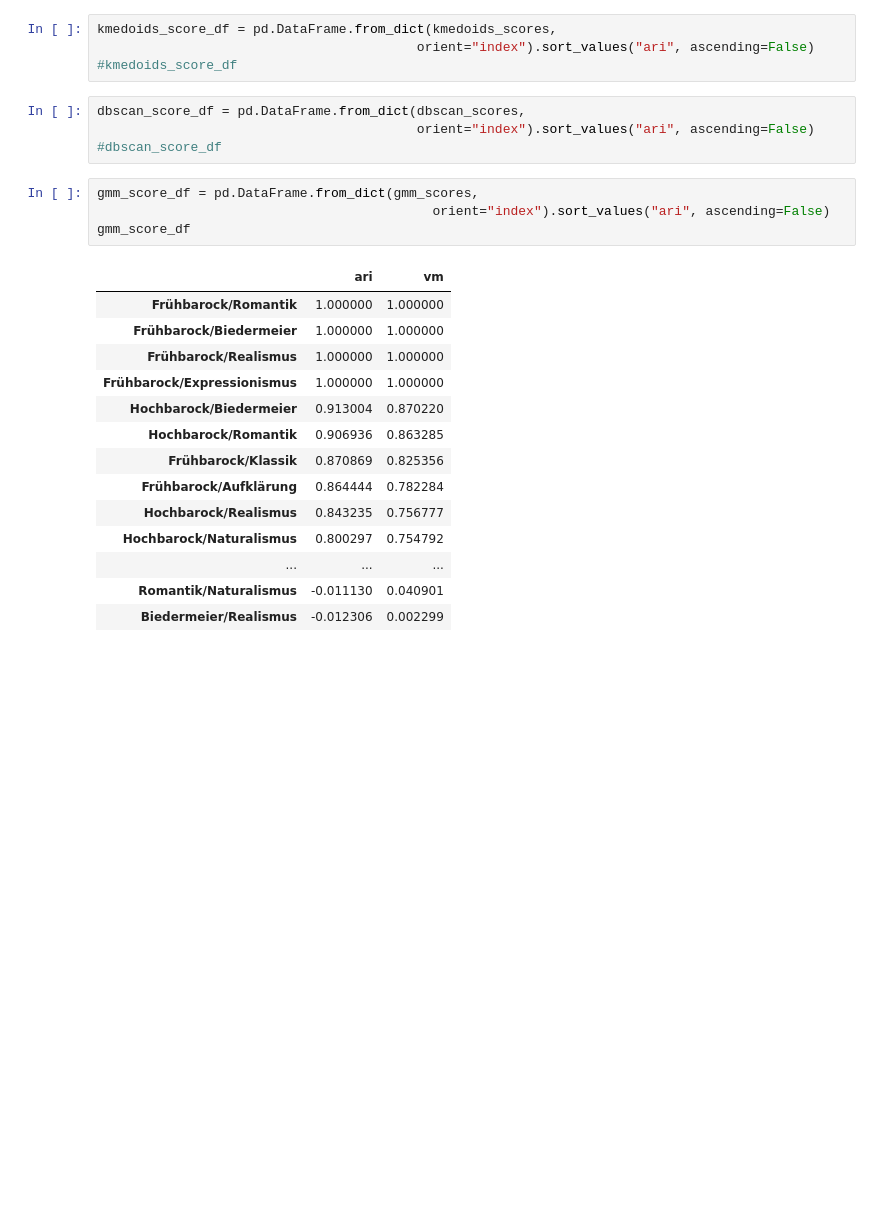
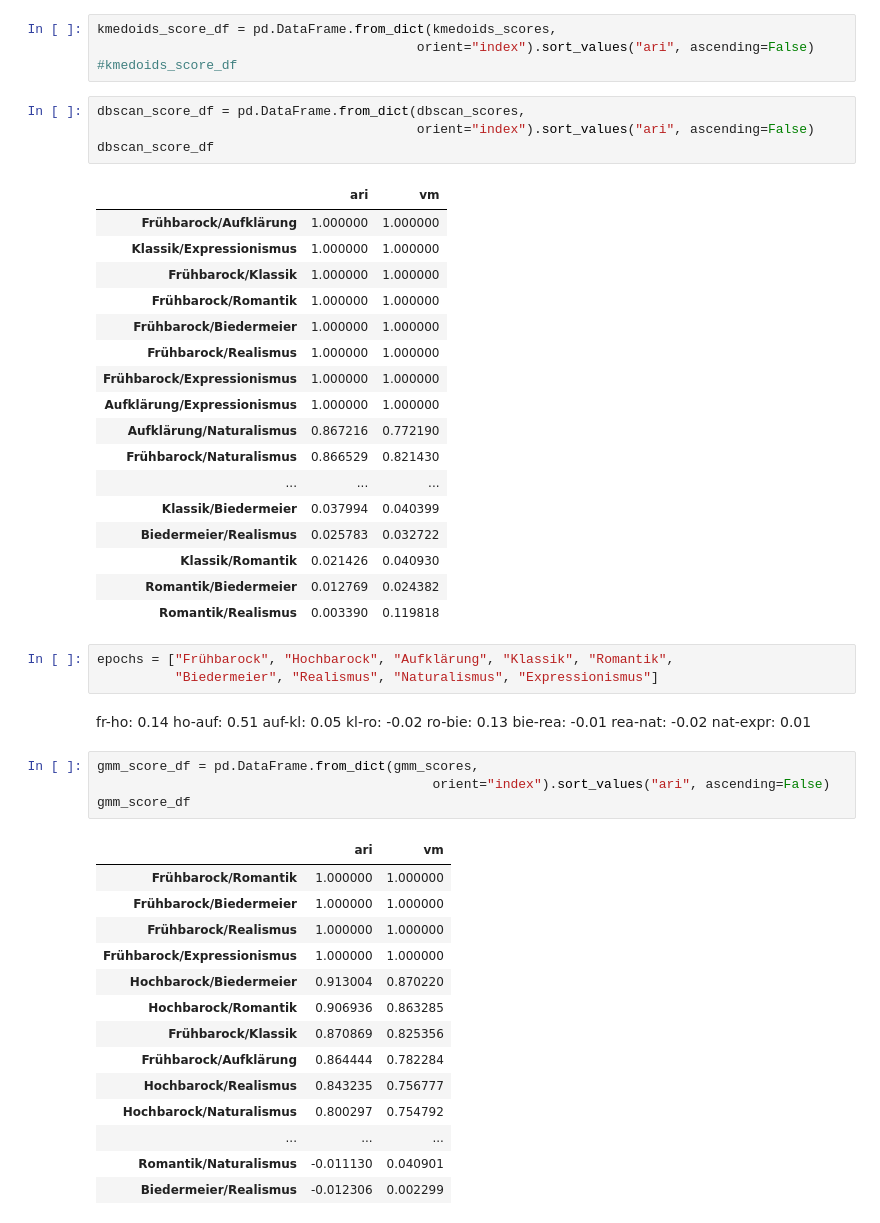
Before and after one commit to realjanpaulus/clusterpoems, a Jupyter notebook: app/evaluation.ipynb, the cells around one changed output. Drawn from its saved outputs; the diff is of its cells as text; blank space fills up the shorter version.

```diff
--- a/app/evaluation.ipynb
+++ b/app/evaluation.ipynb
@@ -80,7 +104,37 @@ kmedoids_score_df = pd.DataFrame.from_dict(kmedoids_scores,
 # %%
 dbscan_score_df = pd.DataFrame.from_dict(dbscan_scores,
                                          orient="index").sort_values("ari", ascending=False)
-#dbscan_score_df
+dbscan_score_df
+# %% [output]
+|  | ari | vm |
+| Frühbarock/Aufklärung | 1.000000 | 1.000000 |
+| Klassik/Expressionismus | 1.000000 | 1.000000 |
+| Frühbarock/Klassik | 1.000000 | 1.000000 |
+| Frühbarock/Romantik | 1.000000 | 1.000000 |
+| Frühbarock/Biedermeier | 1.000000 | 1.000000 |
+| Frühbarock/Realismus | 1.000000 | 1.000000 |
+| Frühbarock/Expressionismus | 1.000000 | 1.000000 |
+| Aufklärung/Expressionismus | 1.000000 | 1.000000 |
+| Aufklärung/Naturalismus | 0.867216 | 0.772190 |
+| Frühbarock/Naturalismus | 0.866529 | 0.821430 |
+| ... | ... | ... |
+| Klassik/Biedermeier | 0.037994 | 0.040399 |
+| Biedermeier/Realismus | 0.025783 | 0.032722 |
+| Klassik/Romantik | 0.021426 | 0.040930 |
+| Romantik/Biedermeier | 0.012769 | 0.024382 |
+| Romantik/Realismus | 0.003390 | 0.119818 |
+# %%
+epochs = ["Frühbarock", "Hochbarock", "Aufklärung", "Klassik", "Romantik",
+          "Biedermeier", "Realismus", "Naturalismus", "Expressionismus"]
+# %% [markdown]
+fr-ho: 0.14
+ho-auf: 0.51
+auf-kl: 0.05
+kl-ro: -0.02
+ro-bie: 0.13
+bie-rea: -0.01
+rea-nat: -0.02
+nat-expr: 0.01
 # %%
 gmm_score_df = pd.DataFrame.from_dict(gmm_scores,
                                            orient="index").sort_values("ari", ascending=False)
```
Also changed, not shown: parts of 10 cells of this notebook, 37 other files.
